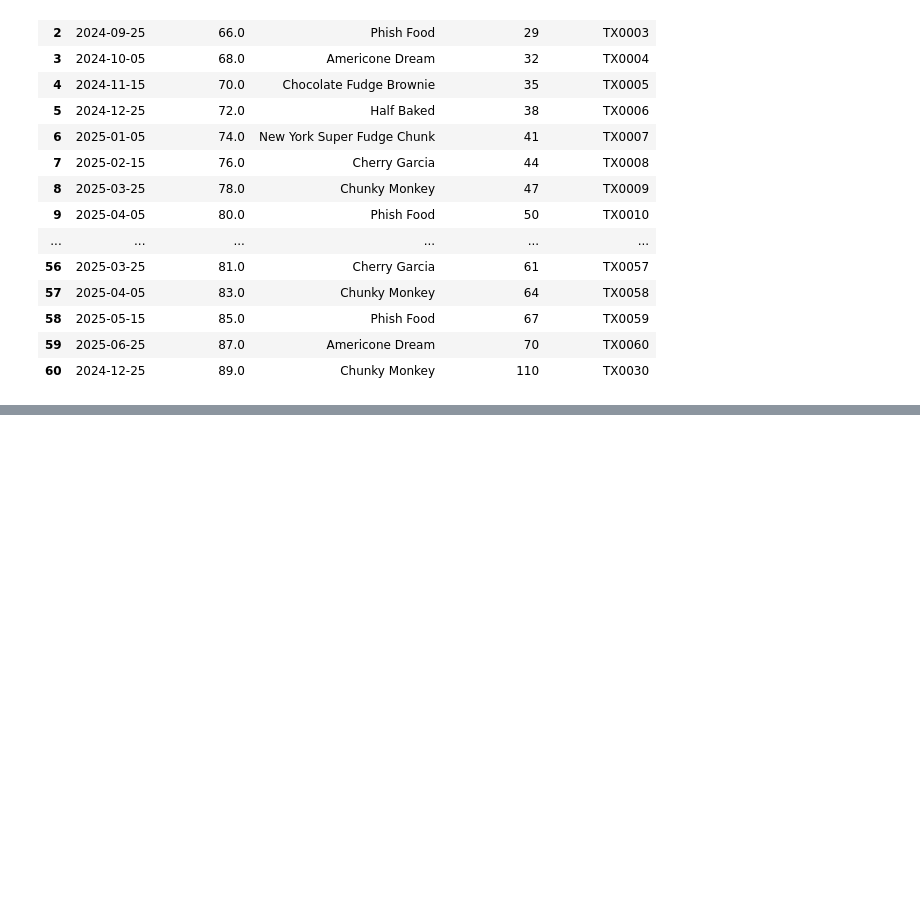
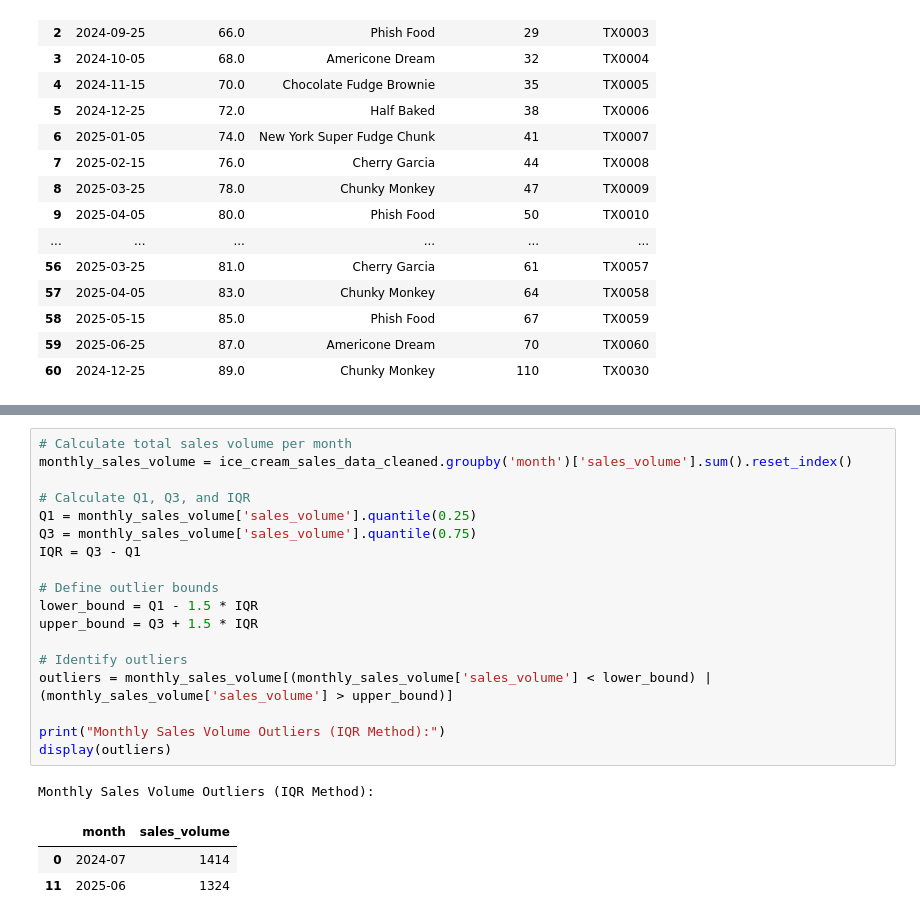
Before and after one commit to Haris-09/Python-Summer-Party-Challenge, a Jupyter notebook: Python_Summer_Party.ipynb, the cells around one changed output, grey strips where cells are left out. Cells and saved outputs as stored; diff of their text form; blank space fills up the shorter version.

```diff
--- a/Python_Summer_Party.ipynb
+++ b/Python_Summer_Party.ipynb
@@ -762,0 +842,23 @@ display(ice_cream_sales_data)
+# %%
+# Calculate total sales volume per month
+monthly_sales_volume = ice_cream_sales_data_cleaned.groupby('month')['sales_volume'].sum().reset_index()
+
+# Calculate Q1, Q3, and IQR
+Q1 = monthly_sales_volume['sales_volume'].quantile(0.25)
+Q3 = monthly_sales_volume['sales_volume'].quantile(0.75)
+IQR = Q3 - Q1
+
+# Define outlier bounds
+lower_bound = Q1 - 1.5 * IQR
+upper_bound = Q3 + 1.5 * IQR
+
+# Identify outliers
+outliers = monthly_sales_volume[(monthly_sales_volume['sales_volume'] < lower_bound) | (monthly_sales_volume['sales_volume'] > upper_bound)]
+
+print("Monthly Sales Volume Outliers (IQR Method):")
+display(outliers)
+# %% [output]
+Monthly Sales Volume Outliers (IQR Method):
+|  | month | sales_volume |
+| 0 | 2024-07 | 1414 |
+| 11 | 2025-06 | 1324 |
```
Also changed, not shown: parts of 5 cells of this notebook.
